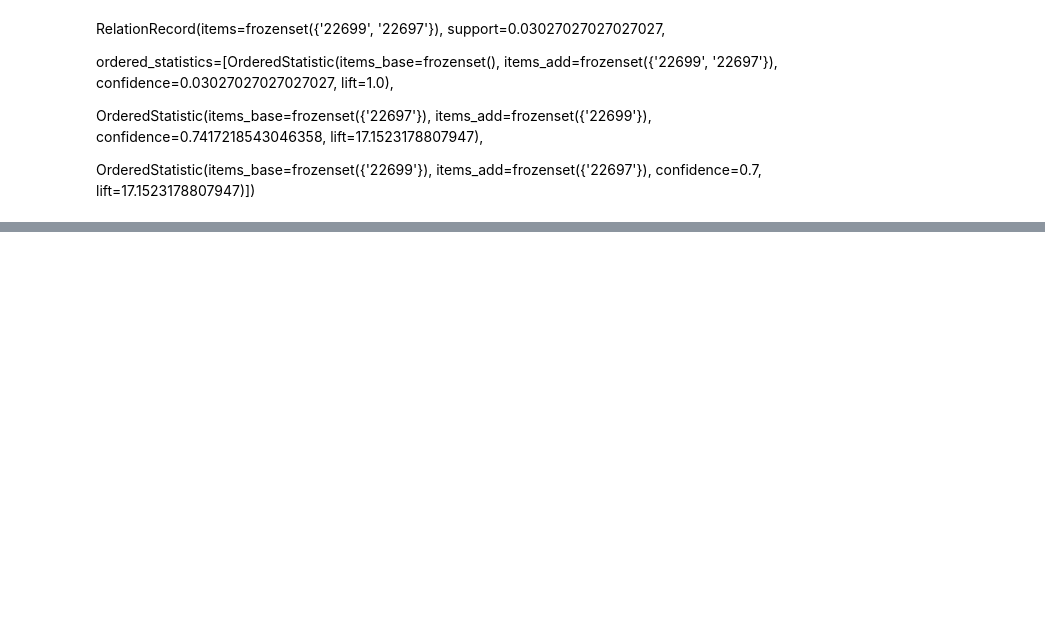
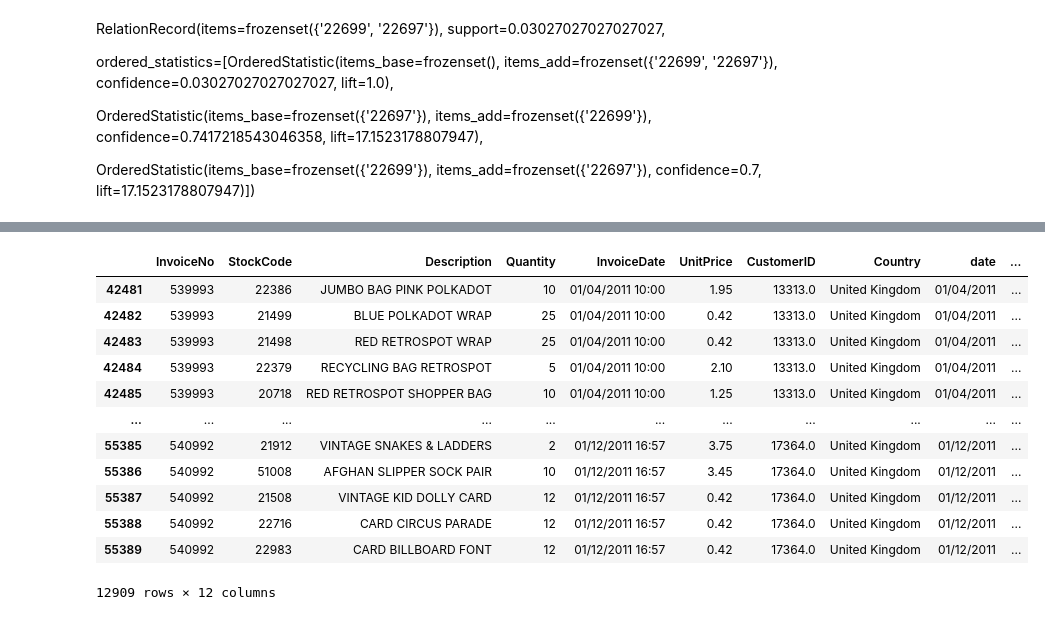
Before and after one commit to Sashimimeow/BSC_DPDM23, a Jupyter notebook: Frequent_Patterns_(Association_Rules).ipynb, the cells around one changed output, grey strips where cells are left out. Drawn from its saved outputs; the diff is of its cells as text; code cells hidden in the pictures; blank space fills up the shorter version.

```diff
--- a/Frequent_Patterns_(Association_Rules).ipynb
+++ b/Frequent_Patterns_(Association_Rules).ipynb
@@ -194,0 +220,6 @@ OrderedStatistic(items_base=frozenset({'22699'}), items_add=frozenset({'22697'})
+# %%
+date = []
+for i in range(len(data['InvoiceDate'])):
+  x = data['InvoiceDate'][i].split()[0]
+  date.append(x)
+#set(L)
@@ -194,0 +228,11 @@ OrderedStatistic(items_base=frozenset({'22699'}), items_add=frozenset({'22697'})
+# %%
+day =[]
+month =[]
+year =[]
+for i in range(len(data['InvoiceDate'])):
+  x = date[i].split('/')[0]
+  y = date[i].split('/')[1]
+  z = date[i].split('/')[2]
+  month.append(x)
+  day.append(y)
+  year.append(z)
@@ -194,0 +246,9 @@ OrderedStatistic(items_base=frozenset({'22699'}), items_add=frozenset({'22697'})
+# %%
+data_test_nonclean = data
+# %%
+data_test_nonclean['date'] = date
+data_test_nonclean['day'] = day
+data_test_nonclean['month'] = month
+data_test_nonclean['year'] = year
+
+# data_test_nonclean >>> ข้อมูลยังไม่อยู่ในมาตรฐานเดียวกัน
@@ -194,0 +350,16 @@ OrderedStatistic(items_base=frozenset({'22699'}), items_add=frozenset({'22697'})
+# %%
+data_test_nonclean[data_test_nonclean['month']=='01']
+# %% [output]
+|  | InvoiceNo | StockCode | Description | Quantity | InvoiceDate | UnitPrice | CustomerID | Country | date | ... |
+| 42481 | 539993 | 22386 | JUMBO BAG PINK POLKADOT | 10 | 01/04/2011 10:00 | 1.95 | 13313.0 | United Kingdom | 01/04/2011 | ... |
+| 42482 | 539993 | 21499 | BLUE POLKADOT WRAP | 25 | 01/04/2011 10:00 | 0.42 | 13313.0 | United Kingdom | 01/04/2011 | ... |
+| 42483 | 539993 | 21498 | RED RETROSPOT WRAP | 25 | 01/04/2011 10:00 | 0.42 | 13313.0 | United Kingdom | 01/04/2011 | ... |
+| 42484 | 539993 | 22379 | RECYCLING BAG RETROSPOT | 5 | 01/04/2011 10:00 | 2.10 | 13313.0 | United Kingdom | 01/04/2011 | ... |
+| 42485 | 539993 | 20718 | RED RETROSPOT SHOPPER BAG | 10 | 01/04/2011 10:00 | 1.25 | 13313.0 | United Kingdom | 01/04/2011 | ... |
+| ... | ... | ... | ... | ... | ... | ... | ... | ... | ... | ... |
+| 55385 | 540992 | 21912 | VINTAGE SNAKES & LADDERS | 2 | 01/12/2011 16:57 | 3.75 | 17364.0 | United Kingdom | 01/12/2011 | ... |
+| 55386 | 540992 | 51008 | AFGHAN SLIPPER SOCK PAIR | 10 | 01/12/2011 16:57 | 3.45 | 17364.0 | United Kingdom | 01/12/2011 | ... |
+| 55387 | 540992 | 21508 | VINTAGE KID DOLLY CARD | 12 | 01/12/2011 16:57 | 0.42 | 17364.0 | United Kingdom | 01/12/2011 | ... |
+| 55388 | 540992 | 22716 | CARD CIRCUS PARADE | 12 | 01/12/2011 16:57 | 0.42 | 17364.0 | United Kingdom | 01/12/2011 | ... |
+| 55389 | 540992 | 22983 | CARD BILLBOARD FONT | 12 | 01/12/2011 16:57 | 0.42 | 17364.0 | United Kingdom | 01/12/2011 | ... |
+12909 rows × 12 columns
```
Also changed, not shown: parts of 78 cells of this notebook.
